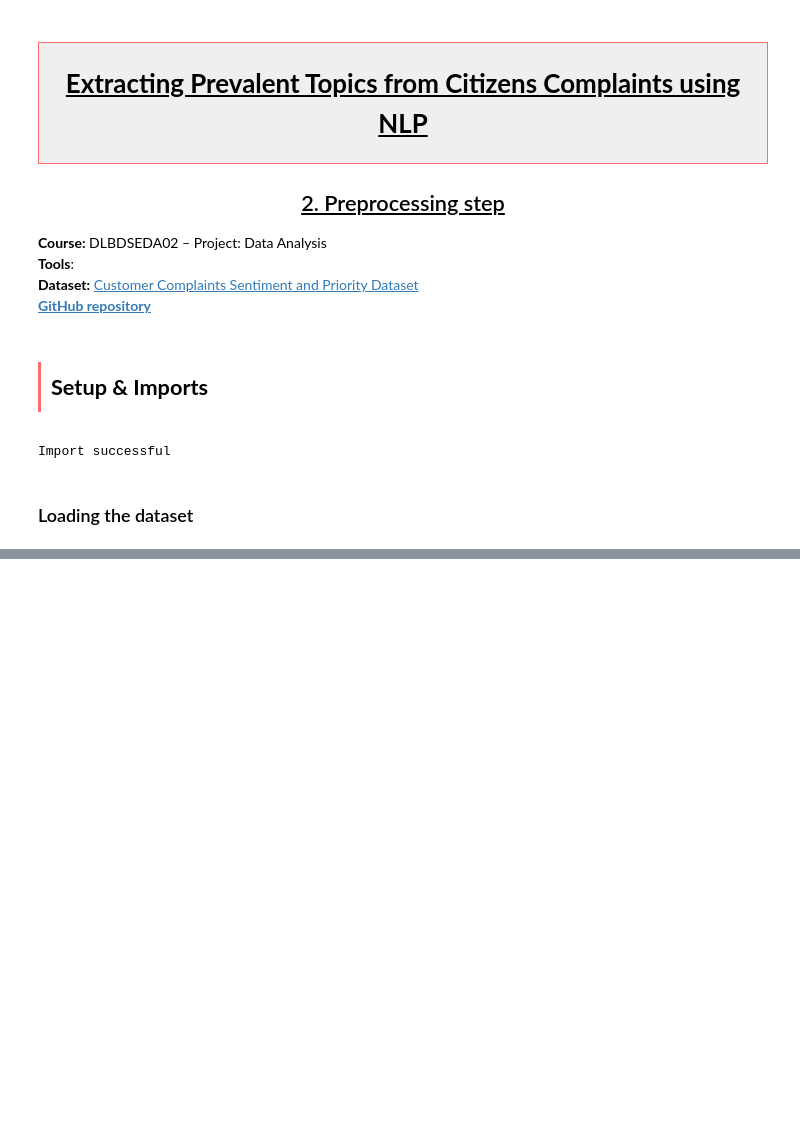
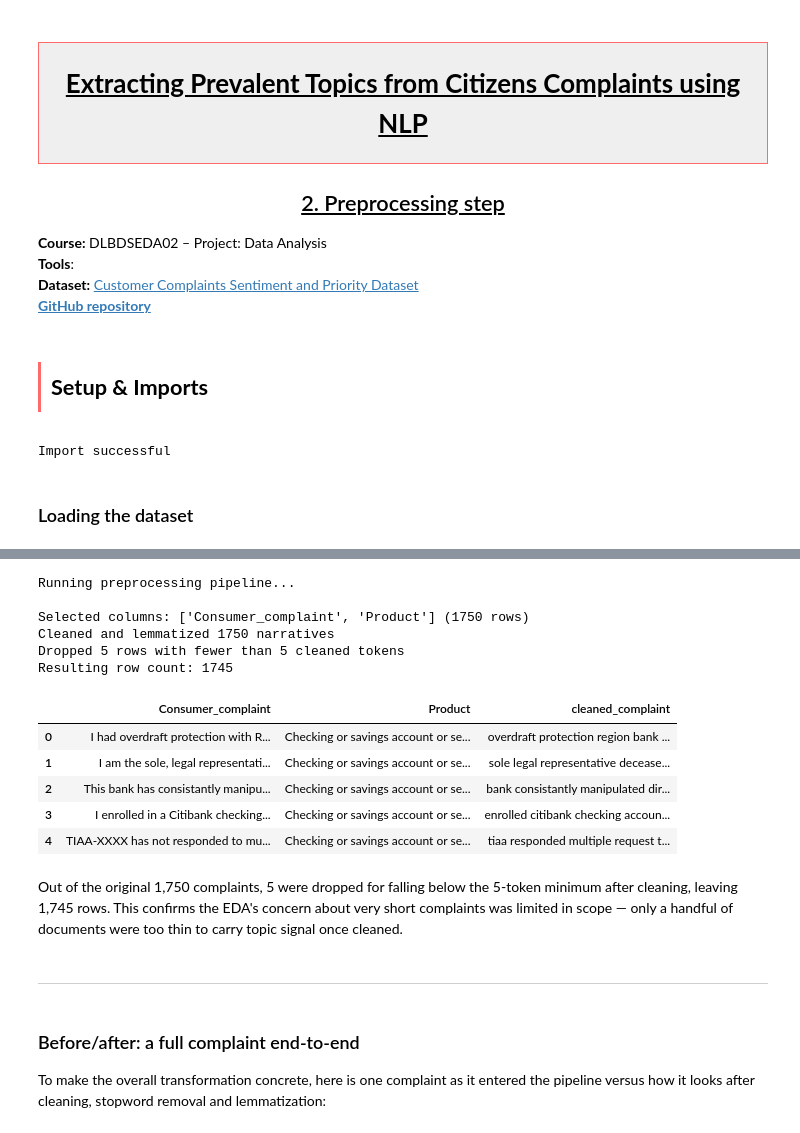
Before and after one commit to davidlupau/complaint-topic-modeling, a Jupyter notebook: notebooks/02_preprocessing.ipynb, the cells around one changed output, grey strips where cells are left out. Saved outputs shown, nothing was run; the diff lists cells and outputs as text; code cells hidden in the pictures; blank space fills up the shorter version.

```diff
--- a/notebooks/02_preprocessing.ipynb
+++ b/notebooks/02_preprocessing.ipynb
@@ -30,0 +129,24 @@ Dataset loaded successfully
+# %%
+processed_df = preprocess_corpus(df, min_tokens=5)
+processed_df.head()
+# %% [output]
+Running preprocessing pipeline...
+
+Selected columns: ['Consumer_complaint', 'Product'] (1750 rows)
+Cleaned and lemmatized 1750 narratives
+Dropped 5 rows with fewer than 5 cleaned tokens
+Resulting row count: 1745
+|  | Consumer_complaint | Product | cleaned_complaint |
+| 0 | I had overdraft protection with R... | Checking or savings account or se... | overdraft protection region bank ... |
+| 1 | I am the sole, legal representati... | Checking or savings account or se... | sole legal representative decease... |
+| 2 | This bank has consistantly manipu... | Checking or savings account or se... | bank consistantly manipulated dir... |
+| 3 | I enrolled in a Citibank checking... | Checking or savings account or se... | enrolled citibank checking accoun... |
+| 4 | TIAA-XXXX has not responded to mu... | Checking or savings account or se... | tiaa responded multiple request t... |
+# %% [markdown]
+Out of the original 1,750 complaints, 5 were dropped for falling below the 5-token minimum after cleaning, leaving 1,745 rows. This confirms the EDA's concern about very short complaints was limited in scope — only a handful of documents were too thin to carry topic signal once cleaned.
+# %% [markdown]
+---
+# %% [markdown]
+### Before/after: a full complaint end-to-end
+
+To make the overall transformation concrete, here is one complaint as it entered the pipeline versus how it looks after cleaning, stopword removal and lemmatization:
```
Also changed, not shown: parts of 29 cells of this notebook, 7 other files.
